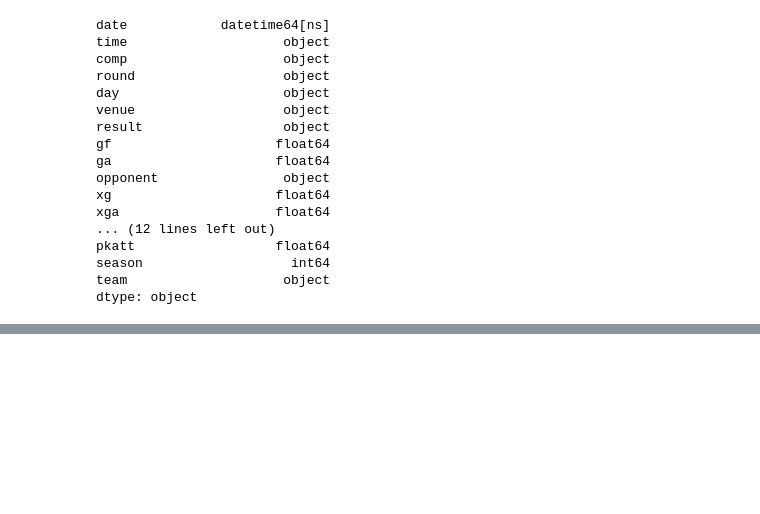
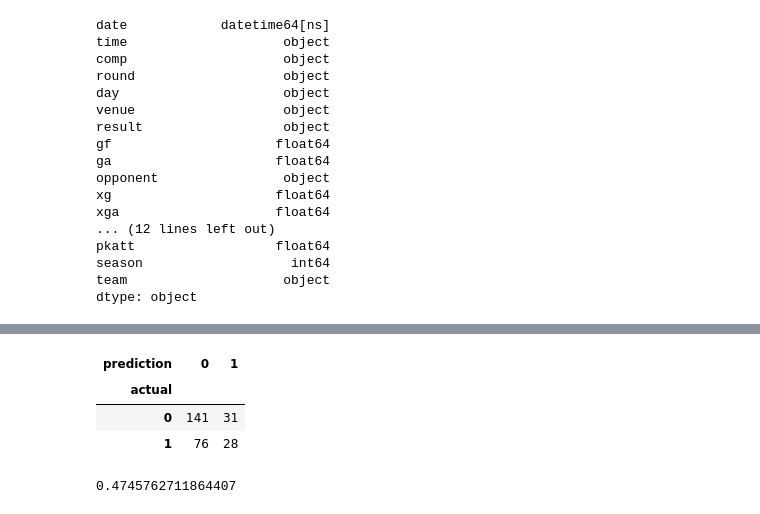
Before and after one commit to giahienpham/predict-football, a Jupyter notebook: predict.ipynb, the cells around one changed output, grey strips where cells are left out. Cells and saved outputs as stored; diff of their text form; code cells hidden in the pictures; blank space fills up the shorter version.

```diff
--- a/predict.ipynb
+++ b/predict.ipynb
@@ -130,0 +216,7 @@ dtype: object
+# %%
+pd.crosstab(index=combined['actual'], columns=combined['prediction'])
+# %% [output]
+| prediction | 0 | 1 |
+| actual |  |  |
+| 0 | 141 | 31 |
+| 1 | 76 | 28 |
@@ -130,0 +225,4 @@ dtype: object
+# %%
+precision_score(test['target'], predictions)
+# %% [output]
+0.4745762711864407
```
Also changed, not shown: parts of 19 cells of this notebook.
